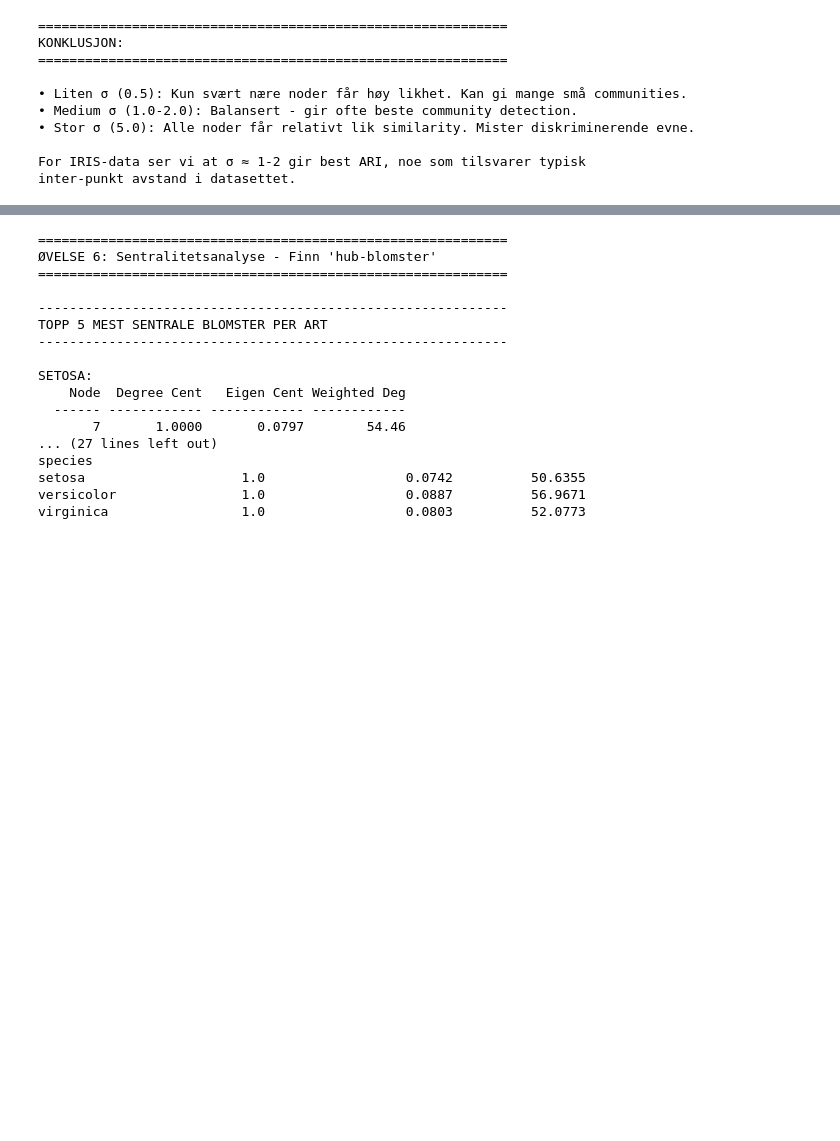
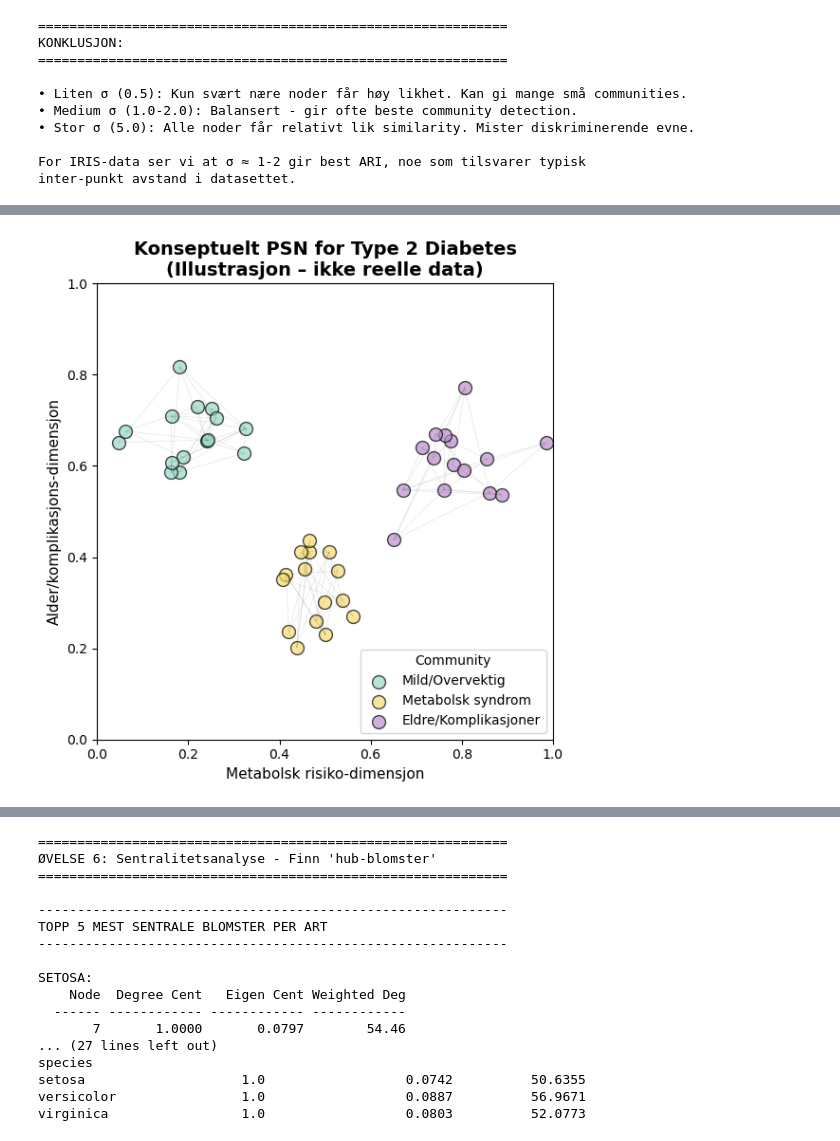
Before and after one commit to arvidl/ELMED219-2026, a Jupyter notebook: Lab1-NetworkSci-PSN/notebooks/02a-pasient_likhetsnettverk_iris_losninger.ipynb, the cells around one changed output, grey strips where cells are left out. Cells and saved outputs as stored; diff of their text form; code cells hidden in the pictures; blank space fills up the shorter version.

```diff
--- a/Lab1-NetworkSci-PSN/notebooks/02a-pasient_likhetsnettverk_iris_losninger.ipynb
+++ b/Lab1-NetworkSci-PSN/notebooks/02a-pasient_likhetsnettverk_iris_losninger.ipynb
@@ -525,0 +1177,43 @@ For z-skår normalisering transformerer vi hver feature slik at:
+# %%
+# Øvelse 3: Visualiser konseptuelt PSN for Type 2 Diabetes
+
+# Visualiser et konseptuelt diagram
+fig, ax = plt.subplots(figsize=(10, 6))
+
+# Tegn konseptuelt PSN
+np.random.seed(42)
+n_patients = 50
+
+# Simuler tre communities
+comm_centers = {
+    'Mild/Overvektig': (0.2, 0.7),
+    'Metabolsk syndrom': (0.5, 0.3),
+    'Eldre/Komplikasjoner': (0.8, 0.6)
+}
+comm_colors = {'Mild/Overvektig': '#98D8C8', 'Metabolsk syndrom': '#F7DC6F', 'Eldre/Komplikasjoner': '#BB8FCE'}
+
+for comm_name, (cx, cy) in comm_centers.items():
+    # Tegn pasienter i hver community
+    # NB: Bruker x_pts/y_pts for å unngå å overskrive global y-variabel
+    x_pts = np.random.normal(cx, 0.08, 15)
+    y_pts = np.random.normal(cy, 0.08, 15)
+    ax.scatter(x_pts, y_pts, c=comm_colors[comm_name], s=100, alpha=0.7, label=comm_name, edgecolors='black')
+
+    # Tegn kanter innad i community
+    for i in range(len(x_pts)):
+        for j in range(i+1, len(x_pts)):
+            if np.random.random() < 0.3:
+                ax.plot([x_pts[i], x_pts[j]], [y_pts[i], y_pts[j]], 'k-', alpha=0.1, linewidth=0.5)
+
+ax.set_xlim(0, 1)
+ax.set_ylim(0, 1)
+ax.set_xlabel("Metabolsk risiko-dimensjon", fontsize=11)
+ax.set_ylabel("Alder/komplikasjons-dimensjon", fontsize=11)
+ax.set_title("Konseptuelt PSN for Type 2 Diabetes\n(Illustrasjon – ikke reelle data)", fontsize=14, fontweight='bold')
+ax.legend(loc='lower right', title='Community')
+ax.set_aspect('equal')
+
+plt.tight_layout()
+plt.show()
+# %% [output]
+[figure, added]
```
Also changed, not shown: parts of 36 cells of this notebook, 1 other file.
